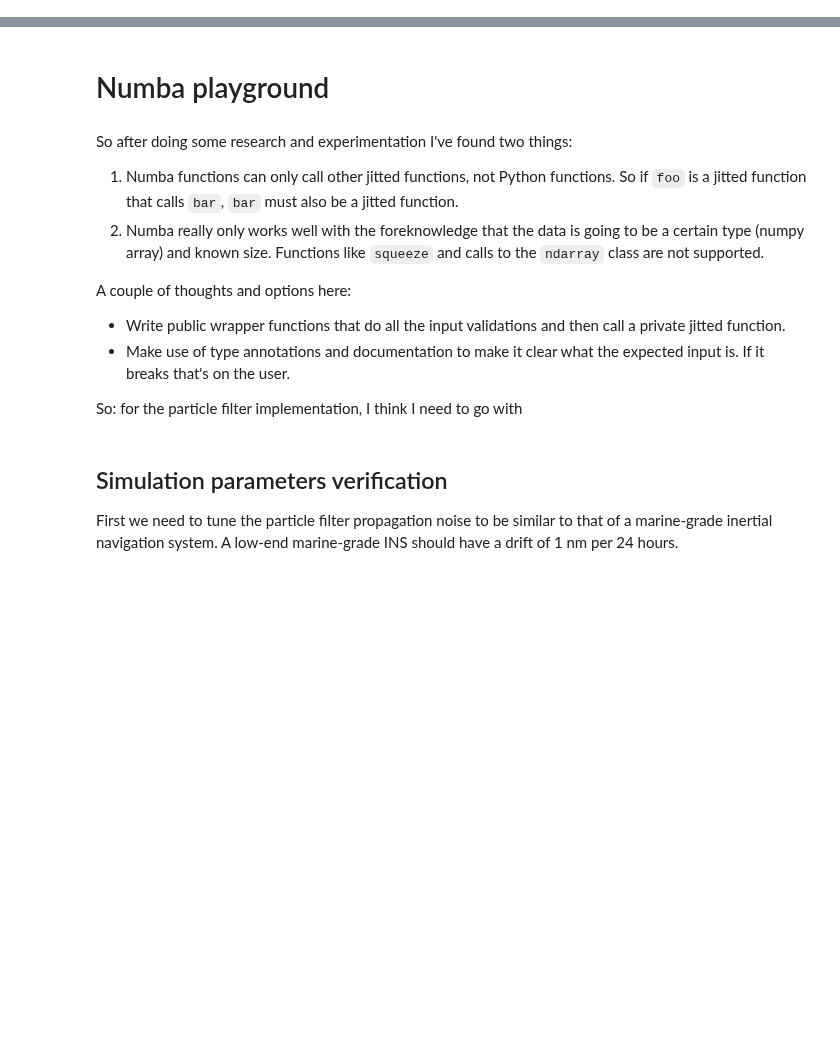
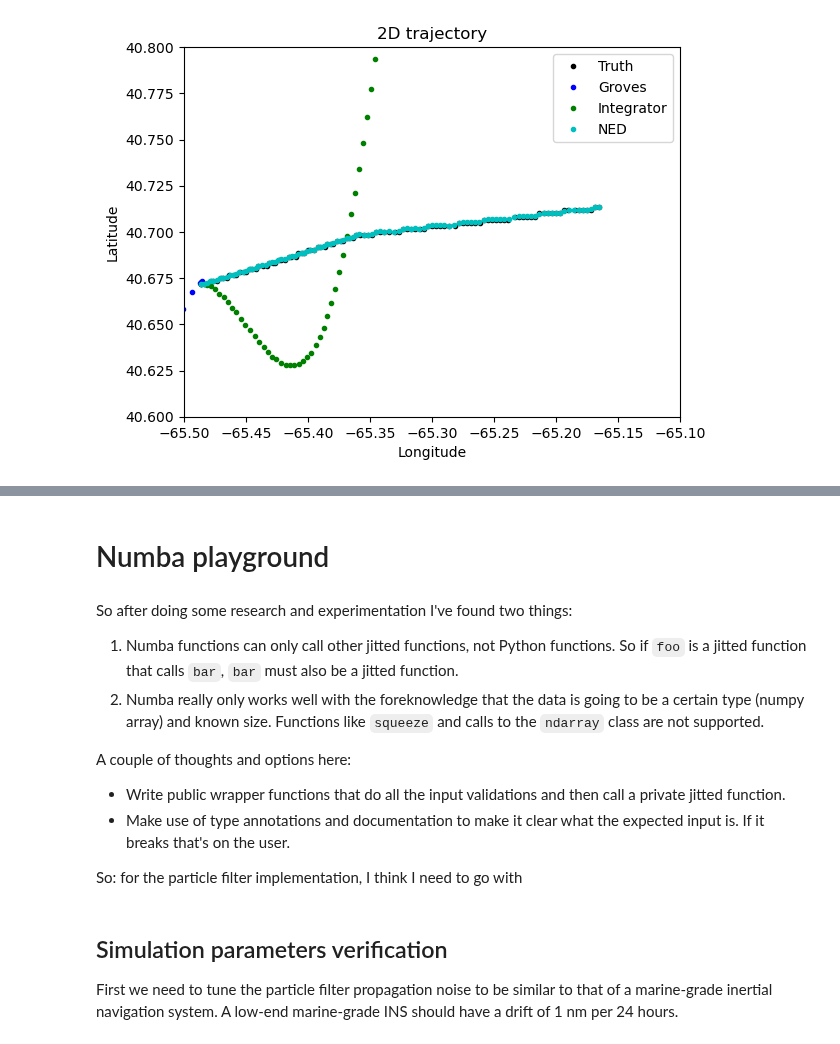
Before and after one commit to jbrodovsky/geophysical_nav, a Jupyter notebook: bathy_pf.ipynb, the cells around one changed output, grey strips where cells are left out. Drawn from its saved outputs; the diff is of its cells as text; code cells hidden in the pictures; blank space fills up the shorter version.

```diff
--- a/bathy_pf.ipynb
+++ b/bathy_pf.ipynb
@@ -318,0 +282,2 @@ def propagate_ned(
+# %%
+C_ = C @ (I + Omega_ib * 1) - (Omega_ie + Omega_en) @ C
@@ -318,0 +396,43 @@ def propagate_ned(
+# %%
+particles = init_pva.to_numpy().reshape(1,9)
+particles = np.repeat(particles, 10, axis=0)
+pva_groves = np.zeros((len(traj_ins), 9))
+a = 0
+gyros_ins = traj_ins[["gyro_x", "gyro_y", "gyro_z"]]#.rolling(5,1).mean()
+accels_ins = traj_ins[["accel_x", "accel_y", "accel_z"]]#.rolling(5,1).mean()
+# %%
+for i, imu_row in traj_ins.iloc[1:].iterrows():
+    pva_groves[a, :] = particles[0, :]
+    gyros = gyros_ins.loc[i, :]
+    accels = accels_ins.loc[i, :]
+    dt = increments.loc[i, "dt"]
+    particles = integrate_groves(particles, gyros.to_numpy(), accels.to_numpy(), dt)
+    a += 1
+# %%
+vels = integrator.trajectory[['VN', 'VE', 'VD']].to_numpy()
+pva_ned = np.zeros((len(traj_ins), 6))
+pva_ned[0, :] = init_pva[['lat', 'lon', 'alt', 'VN', 'VE', 'VD']].to_numpy().reshape(1,6)
+mu = pva_ned[0, :].reshape(1,6)
+a = 1
+for i, row in traj_ins.iloc[1:].iterrows():
+    vels = row[['VN', 'VE', 'VD']].to_numpy()
+    dt = increments.loc[i, "dt"]
+    mu = propagate_ned_from_velocities(mu, vels, dt).reshape(1,6)
+    #print(f"Mu: {mu}")
+    pva_ned[a, :] = mu
+    a+=1
+# %%
+plt.plot(traj_ins.lon, traj_ins.lat, 'k.', label="Truth")
+plt.plot(pva_groves[:, 1], pva_groves[:, 0], 'b.', label="Groves")
+plt.plot(integrator.trajectory.lon, integrator.trajectory.lat, 'g.', label="Integrator")
+plt.plot(pva_ned[:, 1], pva_ned[:, 0], 'c.', label="NED")
+plt.xlabel("Longitude")
+plt.ylabel("Latitude")
+plt.ylim(40.6, 40.8)
+plt.xlim(-65.5, -65.1)
+#plt.axis("equal")
+plt.title("2D trajectory")
+plt.legend()
+plt.show()
+# %% [output]
+[figure, added]
```
Also changed, not shown: parts of 74 cells of this notebook, 26 other files.
